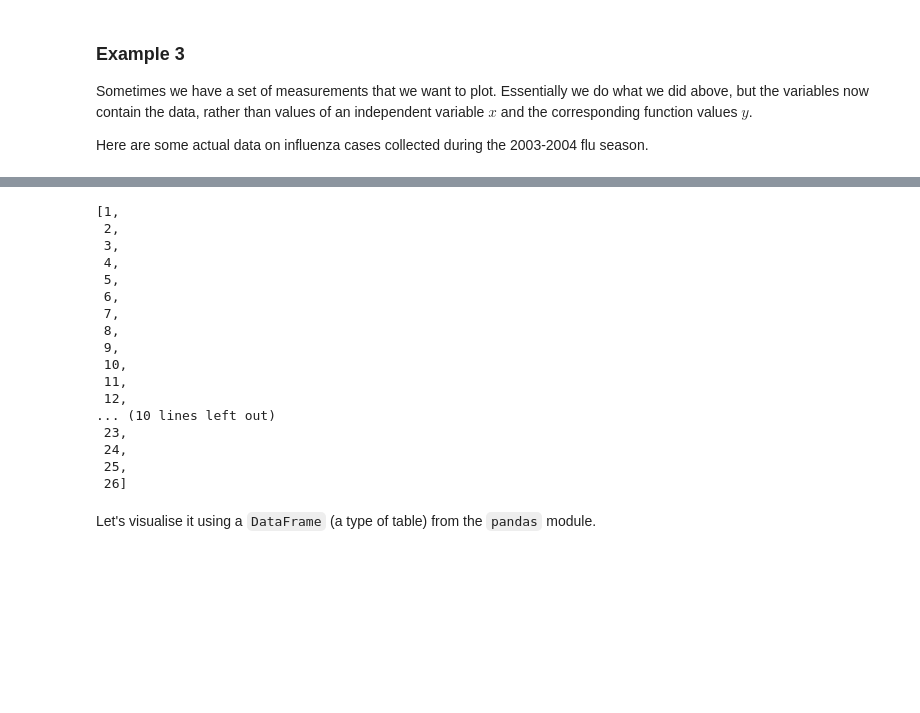
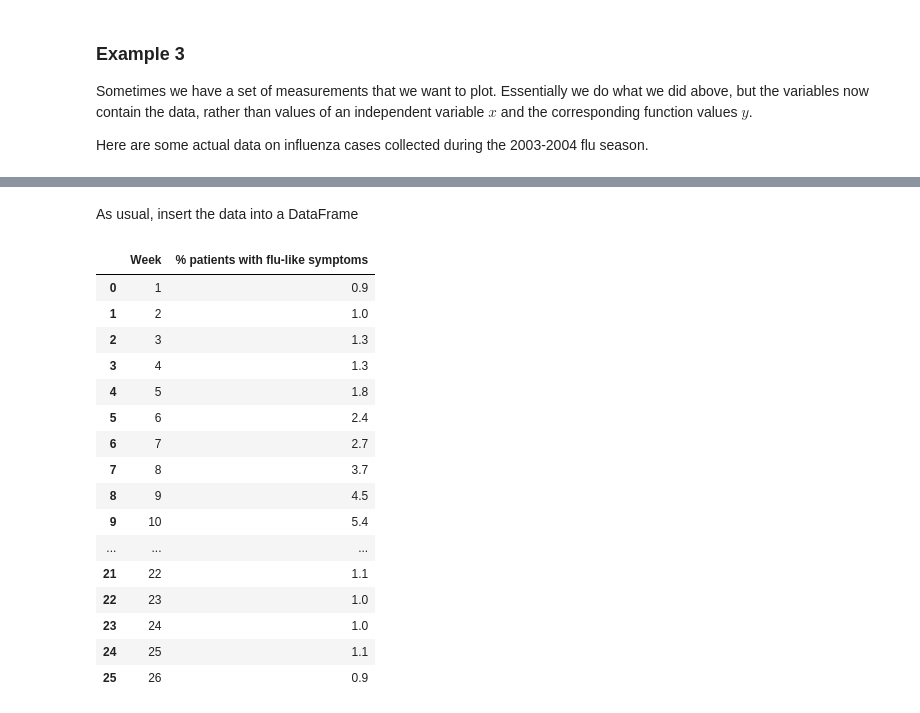
Before and after one commit to BenKaehler/mm-labs, a Jupyter notebook: notebooks/lab-01.ipynb, the cells around one changed output, grey strips where cells are left out. Saved outputs shown, nothing was run; the diff lists cells and outputs as text; code cells hidden in the pictures; blank space fills up the shorter version.

```diff
--- a/notebooks/lab-01.ipynb
+++ b/notebooks/lab-01.ipynb
@@ -264,0 +280,2 @@ data = {'Weeks':
+# %% [markdown]
+As usual, insert the data into a DataFrame
@@ -265,22 +284,20 @@ data = {'Weeks':
 # %%
-data['Weeks']
+data
 # %% [output]
-[1,
- 2,
- 3,
- 4,
- 5,
- 6,
- 7,
- 8,
- 9,
- 10,
- 11,
- 12,
-... (10 lines left out)
- 23,
- 24,
- 25,
- 26]
+|  | Week | % patients with flu-like symptoms |
+| 0 | 1 | 0.9 |
+| 1 | 2 | 1.0 |
+| 2 | 3 | 1.3 |
+| 3 | 4 | 1.3 |
+| 4 | 5 | 1.8 |
+| 5 | 6 | 2.4 |
+| 6 | 7 | 2.7 |
+| 7 | 8 | 3.7 |
+| 8 | 9 | 4.5 |
+| 9 | 10 | 5.4 |
+| ... | ... | ... |
+| 21 | 22 | 1.1 |
+| 22 | 23 | 1.0 |
+| 23 | 24 | 1.0 |
+| 24 | 25 | 1.1 |
+| 25 | 26 | 0.9 |
-# %% [markdown]
-Let's visualise it using a `DataFrame` (a type of table) from the `pandas` module.
```
Also changed, not shown: parts of 23 cells of this notebook.
